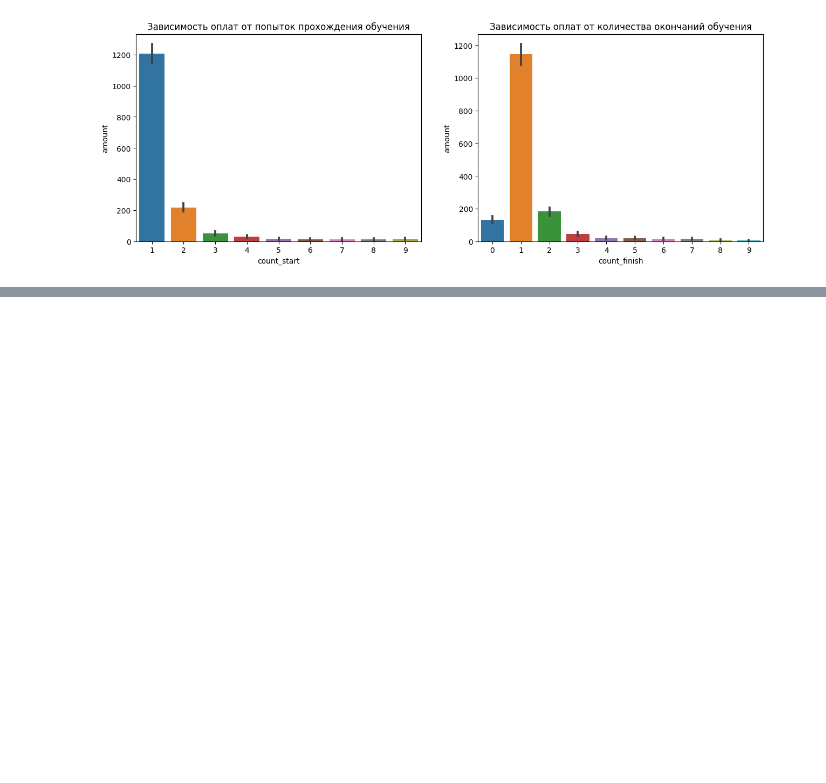
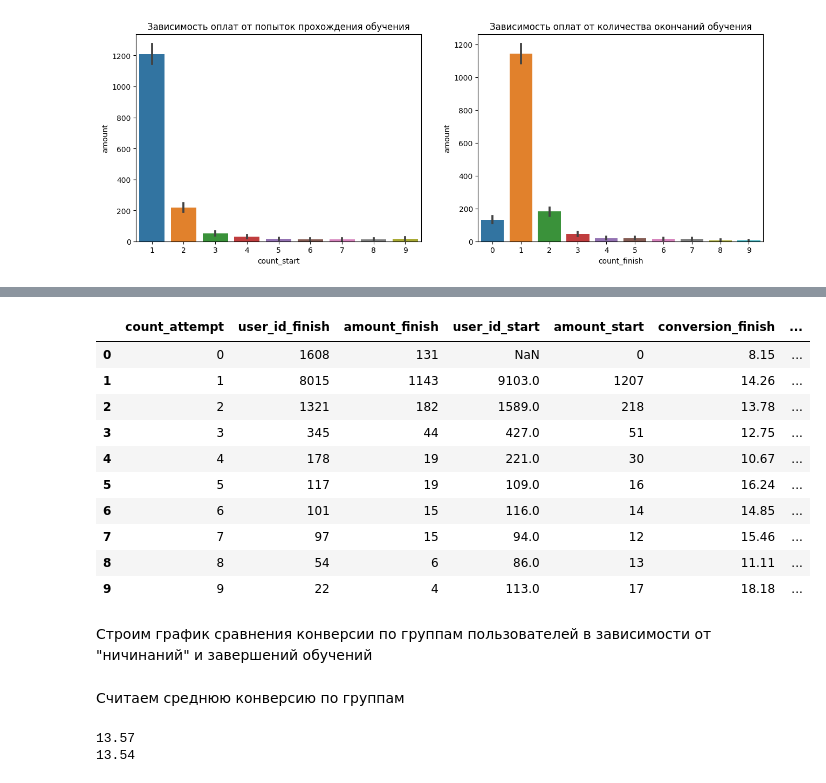
Before and after one commit to Evgenija123456/skillfactory1, a Jupyter notebook: PROJECT_3_Parkhomenko_E_A.ipynb, the cells around one changed output, grey strips where cells are left out. Saved outputs shown, nothing was run; the diff lists cells and outputs as text; code cells hidden in the pictures; blank space fills up the shorter version.

```diff
--- a/PROJECT_3_Parkhomenko_E_A.ipynb
+++ b/PROJECT_3_Parkhomenko_E_A.ipynb
@@ -353,3 +259,3 @@ Matplotlib is currently using module://matplotlib_inline.backend_inline, which i
 # %%
-count_start_1 = conversion_df['count_start'].groupby(by='count_start', as_index = False)['amount'].count()
-count_start_1
+count_start = conversion_df.groupby('count_start', as_index = False)['user_id','amount'].count()
+count_start = count_start.rename(columns={'count_start':'count_attempt','amount':'amount_start','user_id':'user_id_start'})
@@ -370,4 +266,4 @@ count_start_1
 # %%
-count_start_2 = conversion_df.groupby('count_finish', as_index = False)['amount'].count()
-count_start_2
+count_finish = conversion_df.groupby('count_finish', as_index = False)['user_id','amount'].count()
+count_finish = count_finish.rename(columns={'count_finish':'count_attempt', 'amount':'amount_finish','user_id':'user_id_finish'})
 # %% [output]
@@ -392,0 +273,7 @@ pivot_df = pivot_df.reset_index()
+# %%
+conversion_df_2 = count_finish.merge(
+    count_start,
+    on='count_attempt',
+    how='left'
+)
+conversion_df_2['amount_start'] = conversion_df_2['amount_start'].fillna(0).astype('int64')
@@ -392,0 +284,18 @@ pivot_df = pivot_df.reset_index()
+# %%
+conversion_df_2['conversion_finish'] = (conversion_df_2['amount_finish']/conversion_df_2['user_id_finish']*100).round(2)
+conversion_df_2['conversion_start'] = (conversion_df_2['amount_start']/conversion_df_2['user_id_start']*100).round(2)
+conversion_df_2
+# %% [output]
+|  | count_attempt | user_id_finish | amount_finish | user_id_start | amount_start | conversion_finish | ... |
+| 0 | 0 | 1608 | 131 | NaN | 0 | 8.15 | ... |
+| 1 | 1 | 8015 | 1143 | 9103.0 | 1207 | 14.26 | ... |
+| 2 | 2 | 1321 | 182 | 1589.0 | 218 | 13.78 | ... |
+| 3 | 3 | 345 | 44 | 427.0 | 51 | 12.75 | ... |
+| 4 | 4 | 178 | 19 | 221.0 | 30 | 10.67 | ... |
+| 5 | 5 | 117 | 19 | 109.0 | 16 | 16.24 | ... |
+| 6 | 6 | 101 | 15 | 116.0 | 14 | 14.85 | ... |
+| 7 | 7 | 97 | 15 | 94.0 | 12 | 15.46 | ... |
+| 8 | 8 | 54 | 6 | 86.0 | 13 | 11.11 | ... |
+| 9 | 9 | 22 | 4 | 113.0 | 17 | 18.18 | ... |
+# %% [markdown]
+Строим график сравнения конверсии по группам пользователей в зависимости от "ничинаний" и завершений обучений
@@ -392,0 +312,8 @@ pivot_df = pivot_df.reset_index()
+# %% [markdown]
+Считаем среднюю конверсию по группам
+# %%
+print(conversion_df_2['conversion_start'].mean().round(2))
+print(conversion_df_2['conversion_finish'].mean().round(2))
+# %% [output]
+13.57
+13.54
```
Also changed, not shown: parts of 45 cells of this notebook.
